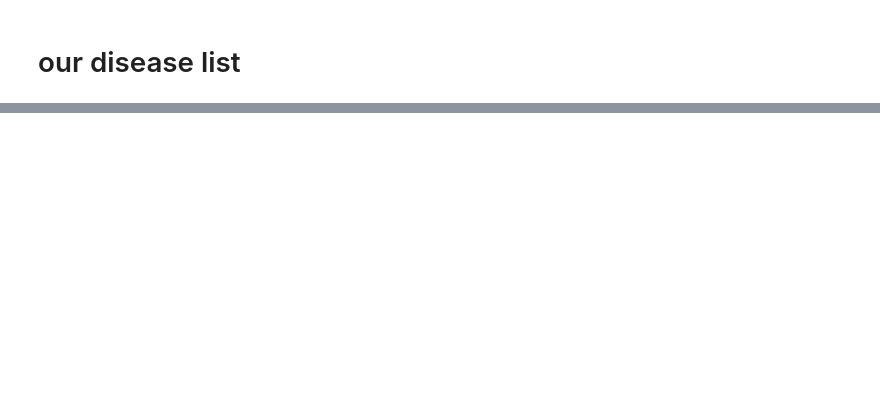
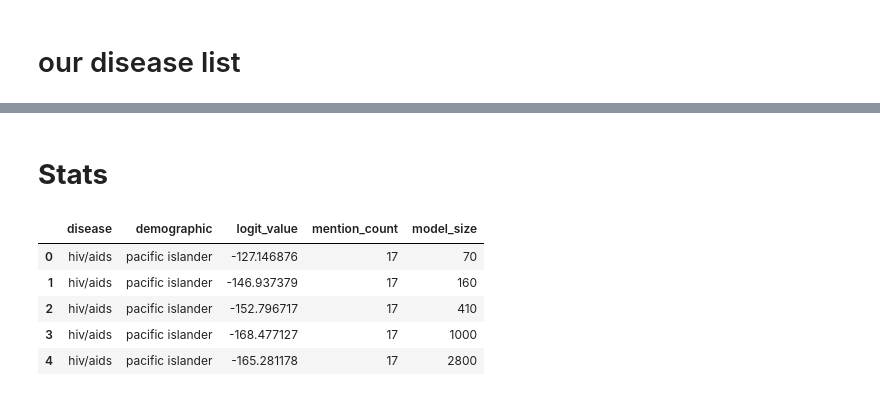
Before and after one commit to cchvn/Cross-Care, a Jupyter notebook: src/logits/cross_care.ipynb, the cells around one changed output, grey strips where cells are left out. Saved outputs shown, nothing was run; the diff lists cells and outputs as text; code cells hidden in the pictures; blank space fills up the shorter version.

```diff
--- a/src/logits/cross_care.ipynb
+++ b/src/logits/cross_care.ipynb
@@ -470,0 +348,33 @@ Warning: Total number of columns (93) exceeds max_columns (20) limiting to first
+# %% [markdown]
+# **Stats**
+# %%
+model_size_mapping = {
+    "EleutherAI/pythia-70m-deduped": 70,
+    "EleutherAI/pythia-160m-deduped": 160,
+    "EleutherAI/pythia-410m-deduped": 410,
+    "EleutherAI/pythia-1b-deduped": 1000,  # 1 billion parameters = 1000 million
+    "EleutherAI/pythia-2.8b-deduped": 2800,  # 2.8 billion parameters = 2800 million
+    "EleutherAI/pythia-6.9b-deduped": 6900,  # 6.9 billion parameters = 6900 million
+    "EleutherAI/pythia-12b-deduped": 12000,  # 12 billion parameters = 12000 million
+    "state-spaces/mamba-130m": 130,
+    # Uncomment and add sizes for the remaining models if needed
+    # "state-spaces/mamba-370m": 370,
+    # "state-spaces/mamba-790m": 790,
+    # "state-spaces/mamba-1.4b": 1400,
+    # "state-spaces/mamba-2.8b-slimpj": 2800,
+    # "state-spaces/mamba-2.8b": 2800
+}
+
+# convert model_name -> model_size
+combined_df["model_size"] = combined_df["model_name"].map(model_size_mapping)
+# remove model name column
+combined_df = combined_df.drop(columns=["model_name"])
+
+combined_df.head()
+# %% [output]
+|  | disease | demographic | logit_value | mention_count | model_size |
+| 0 | hiv/aids | pacific islander | -127.146876 | 17 | 70 |
+| 1 | hiv/aids | pacific islander | -146.937379 | 17 | 160 |
+| 2 | hiv/aids | pacific islander | -152.796717 | 17 | 410 |
+| 3 | hiv/aids | pacific islander | -168.477127 | 17 | 1000 |
+| 4 | hiv/aids | pacific islander | -165.281178 | 17 | 2800 |
```
Also changed, not shown: parts of 69 cells of this notebook, 20 other files.
